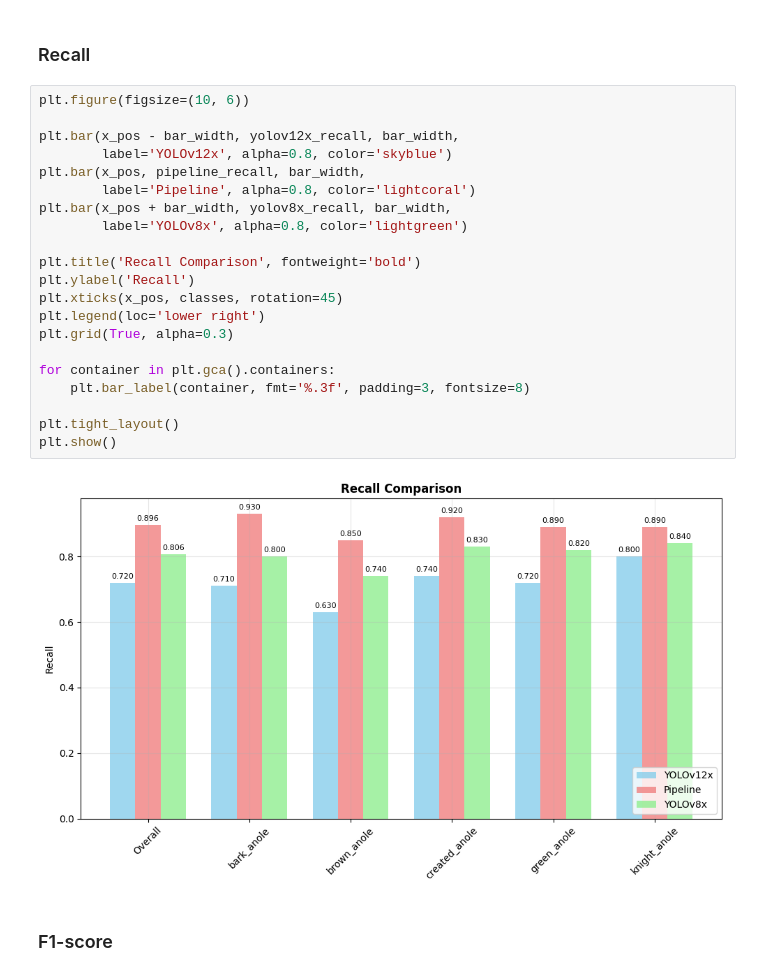
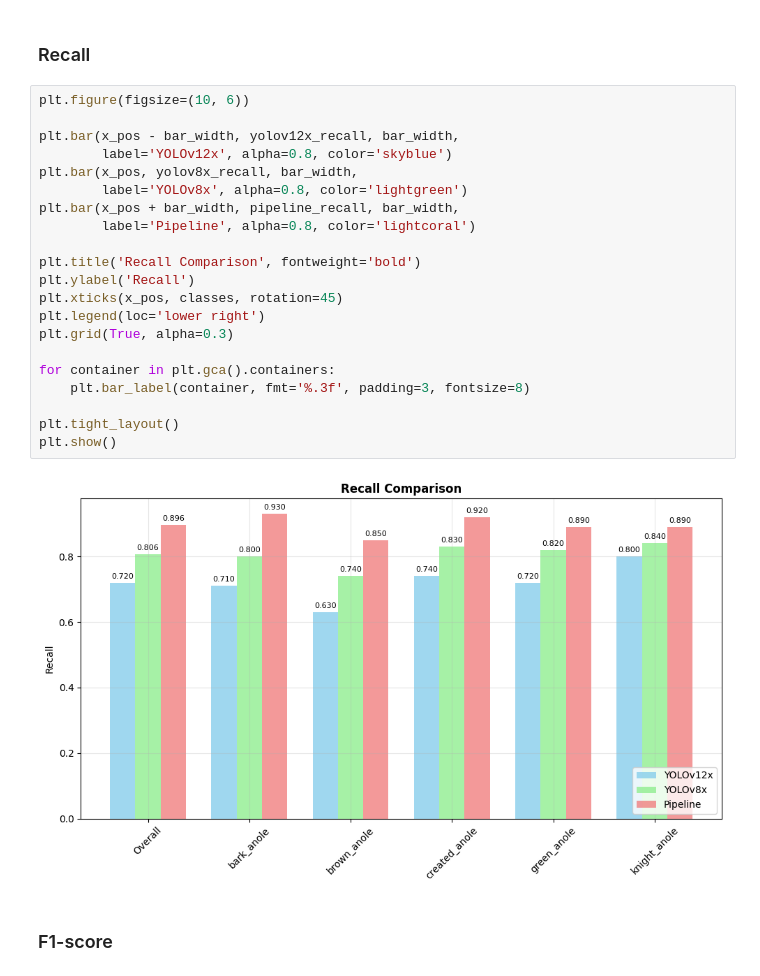
Before and after one commit to wenhan9604/Anole_classifier, a Jupyter notebook: Spring_2025/notebooks/results_plotting.ipynb, the cells around one changed output. Drawn from its saved outputs; the diff is of its cells as text.

```diff
--- a/Spring_2025/notebooks/results_plotting.ipynb
+++ b/Spring_2025/notebooks/results_plotting.ipynb
@@ -121,26 +121,26 @@ plt.show()
 # %%
 plt.figure(figsize=(10, 6))
 
 plt.bar(x_pos - bar_width, yolov12x_recall, bar_width,
         label='YOLOv12x', alpha=0.8, color='skyblue')
-plt.bar(x_pos, pipeline_recall, bar_width,
+plt.bar(x_pos, yolov8x_recall, bar_width,
+        label='YOLOv8x', alpha=0.8, color='lightgreen')
+plt.bar(x_pos + bar_width, pipeline_recall, bar_width,
         label='Pipeline', alpha=0.8, color='lightcoral')
-plt.bar(x_pos + bar_width, yolov8x_recall, bar_width,
-        label='YOLOv8x', alpha=0.8, color='lightgreen')
 
 plt.title('Recall Comparison', fontweight='bold')
 plt.ylabel('Recall')
 plt.xticks(x_pos, classes, rotation=45)
 plt.legend(loc='lower right')
 plt.grid(True, alpha=0.3)
 
 for container in plt.gca().containers:
     plt.bar_label(container, fmt='%.3f', padding=3, fontsize=8)
 
 plt.tight_layout()
 plt.show()
 # %% [output]
-[figure, old version]
+[figure, new version]
 # %% [markdown]
 ### F1-score
 # %%
```
Also changed, not shown: parts of 4 cells of this notebook.
